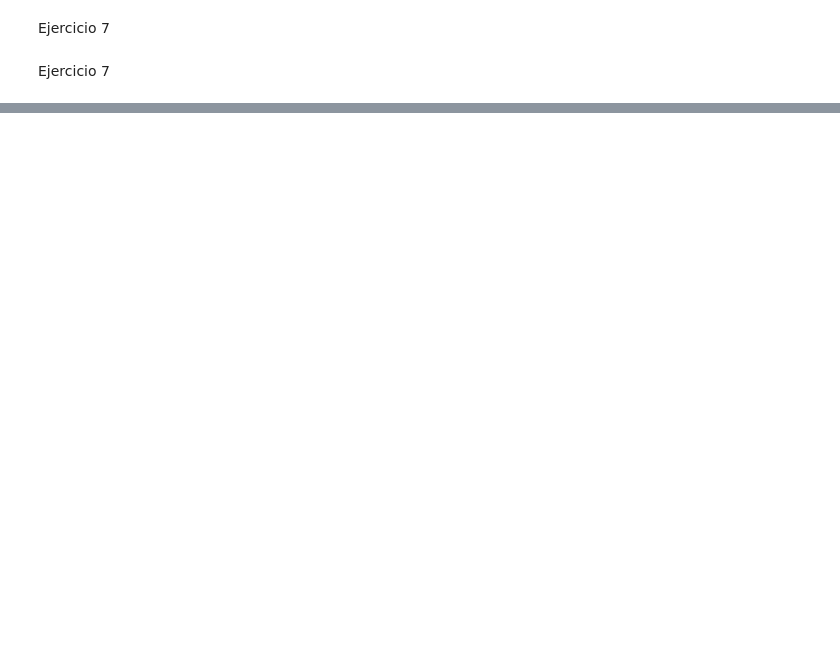
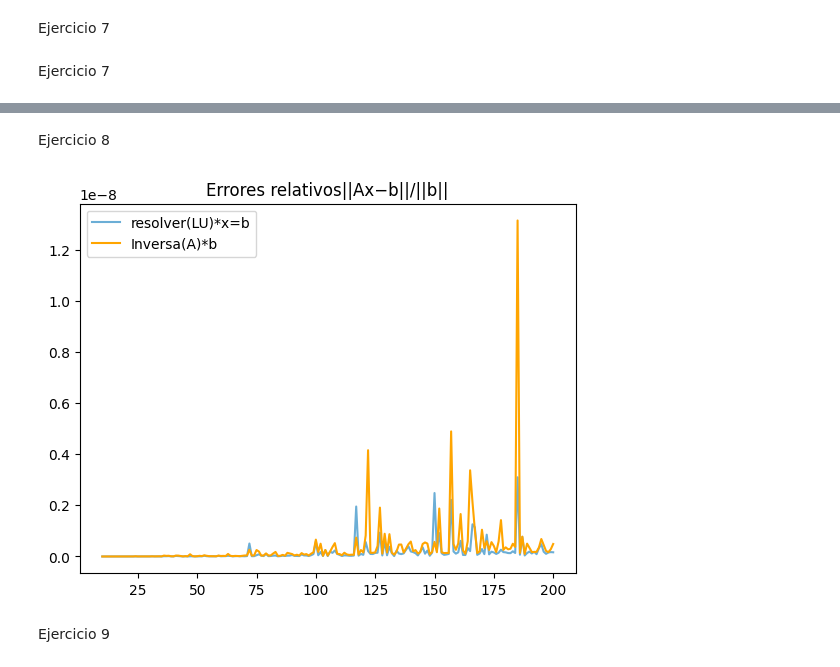
Before and after one commit to pic556/TPsALC20232C, a Jupyter notebook: TP1ALC2C2023.ipynb, the cells around one changed output, grey strips where cells are left out. Saved outputs shown, nothing was run; the diff lists cells and outputs as text; code cells hidden in the pictures; blank space fills up the shorter version.

Commit message:
Ejercicio 1-10

```diff
--- a/TP1ALC2C2023.ipynb
+++ b/TP1ALC2C2023.ipynb
@@ -243,0 +244,2 @@ plt.show()
+# %% [markdown]
+Ejercicio 8
@@ -243,0 +285,13 @@ plt.show()
+# %%
+
+
+n = np.arange(10, len(v1))
+plt.plot(n, v1[10:], label='resolver(LU)*x=b', color='#6baed6')
+plt.plot(n, v2[10:], label='Inversa(A)*b', color='orange')
+plt.title("Errores relativos||Ax−b||/||b||" )
+plt.legend()
+plt.show()
+# %% [output]
+[figure, added]
+# %% [markdown]
+Ejercicio 9
```
Also changed, not shown: parts of 10 cells of this notebook.
